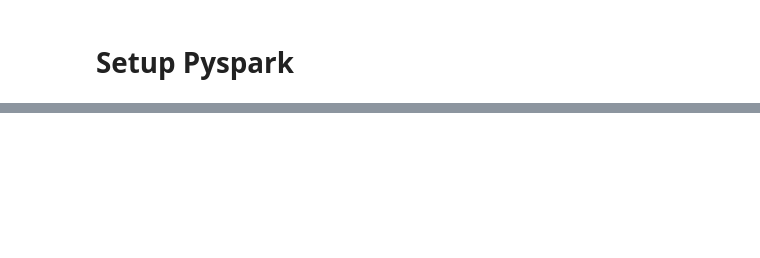
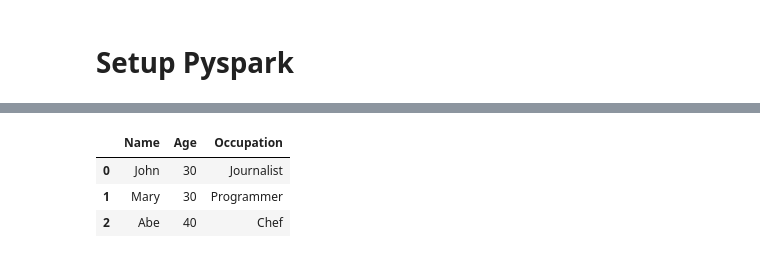
Before and after one commit to SanjayJanardhan-89/ApacheSparkHandsOn, a Jupyter notebook: Pandas.ipynb, the cells around one changed output, grey strips where cells are left out. Cells and saved outputs as stored; diff of their text form; code cells hidden in the pictures; blank space fills up the shorter version.

```diff
--- a/Pandas.ipynb
+++ b/Pandas.ipynb
@@ -52,0 +85,10 @@ Requirement already satisfied: py4j in /usr/local/lib/python3.11/dist-packages (
+# %%
+data =[["John", 30, "Journalist"],["Mary", 30, "Programmer"],["Abe", 40, "Chef"] ]
+cols = ["Name", "Age", "Occupation"]
+df = pd.DataFrame(data=data, columns=cols)
+df
+# %% [output]
+|  | Name | Age | Occupation |
+| 0 | John | 30 | Journalist |
+| 1 | Mary | 30 | Programmer |
+| 2 | Abe | 40 | Chef |
```
Also changed, not shown: parts of 13 cells of this notebook.
